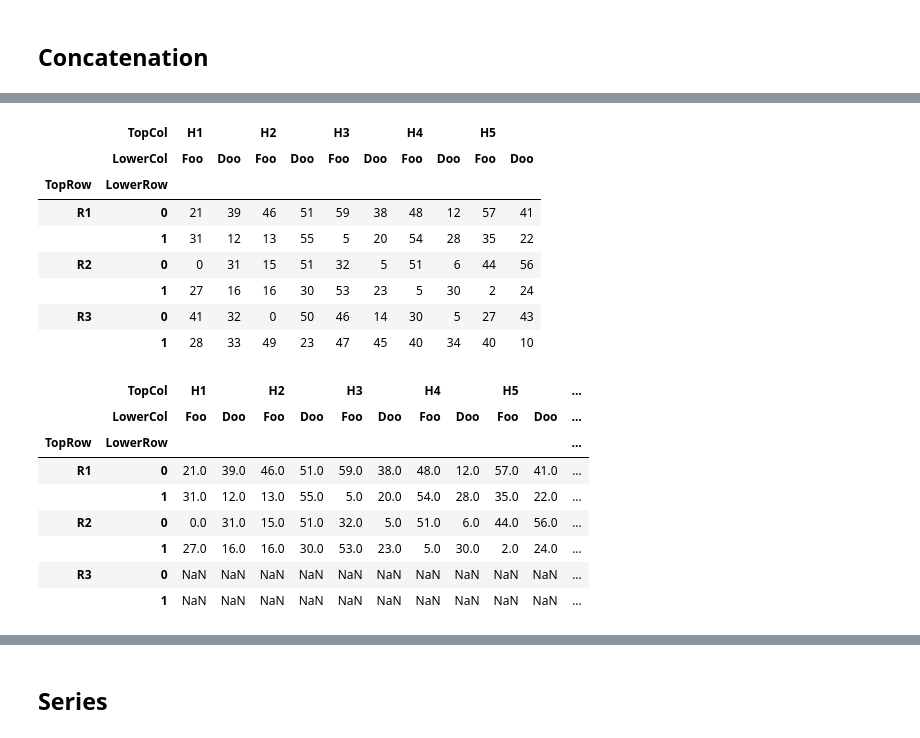
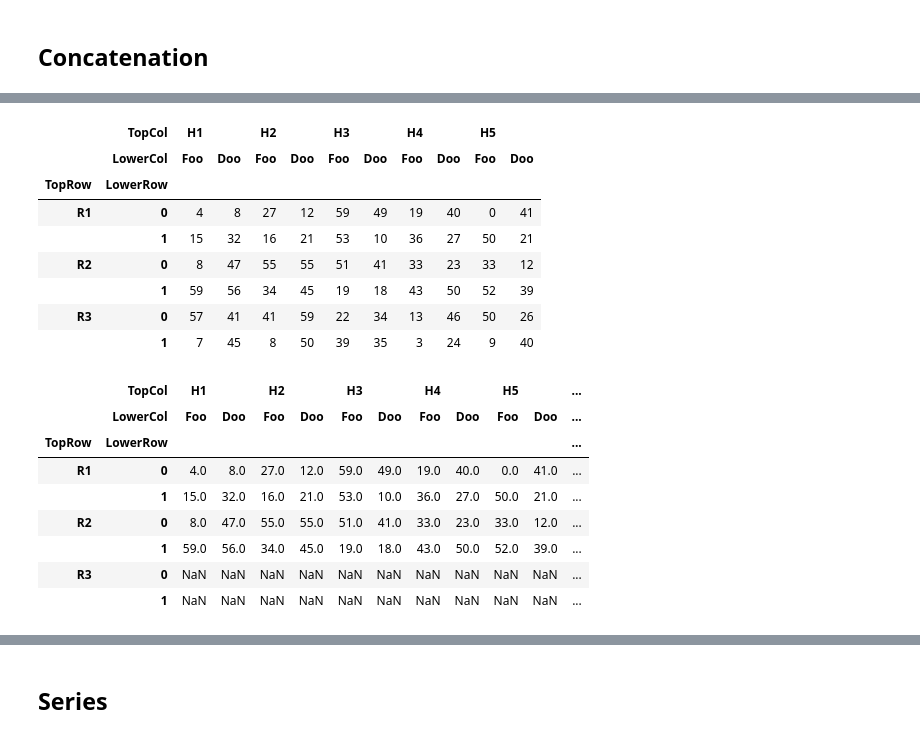
Before and after one commit to pvaddina/python-reference, a Jupyter notebook: pandas.ipynb, the cells around one changed output, grey strips where cells are left out. Saved outputs shown, nothing was run; the diff lists cells and outputs as text; code cells hidden in the pictures.

```diff
--- a/pandas.ipynb
+++ b/pandas.ipynb
@@ -444,0 +451,4 @@ print(a1); print(a2);
+# %%
+Foo = a['R1':'R2']
+Doo = a['R3':'R3']
+print(Foo); print(Doo);
@@ -445,24 +468,25 @@ print(a1); print(a2);
 # %%
-pd.concat([a1, a2]) # Default, axis=0 (meaning concatenation along rows)
+pd.concat([Foo, Doo]) # Default, axis=0 (meaning concatenation along rows)
 # %% [output]
 |  | TopCol | H1 |  | H2 |  | H3 |  | H4 |  | H5 |  |
 |  | LowerCol | Foo | Doo | Foo | Doo | Foo | Doo | Foo | Doo | Foo | Doo |
 | TopRow | LowerRow |  |  |  |  |  |  |  |  |  |  |
-| R1 | 0 | 21 | 39 | 46 | 51 | 59 | 38 | 48 | 12 | 57 | 41 |
-|  | 1 | 31 | 12 | 13 | 55 | 5 | 20 | 54 | 28 | 35 | 22 |
-| R2 | 0 | 0 | 31 | 15 | 51 | 32 | 5 | 51 | 6 | 44 | 56 |
-|  | 1 | 27 | 16 | 16 | 30 | 53 | 23 | 5 | 30 | 2 | 24 |
-| R3 | 0 | 41 | 32 | 0 | 50 | 46 | 14 | 30 | 5 | 27 | 43 |
-|  | 1 | 28 | 33 | 49 | 23 | 47 | 45 | 40 | 34 | 40 | 10 |
+| R1 | 0 | 4 | 8 | 27 | 12 | 59 | 49 | 19 | 40 | 0 | 41 |
+|  | 1 | 15 | 32 | 16 | 21 | 53 | 10 | 36 | 27 | 50 | 21 |
+| R2 | 0 | 8 | 47 | 55 | 55 | 51 | 41 | 33 | 23 | 33 | 12 |
+|  | 1 | 59 | 56 | 34 | 45 | 19 | 18 | 43 | 50 | 52 | 39 |
+| R3 | 0 | 57 | 41 | 41 | 59 | 22 | 34 | 13 | 46 | 50 | 26 |
+|  | 1 | 7 | 45 | 8 | 50 | 39 | 35 | 3 | 24 | 9 | 40 |
 # %%
-pd.concat([a1,a2], axis=1) # Concatenation along columns. Observe how the unknown values are replaced with 'NaN'
+pd.concat([Foo,Doo], axis=1) # Concatenation along columns. Observe how the unknown values are replaced with 'NaN'
+                             # By default the two DFs
 # %% [output]
 |  | TopCol | H1 |  | H2 |  | H3 |  | H4 |  | H5 |  | ... |
 |  | LowerCol | Foo | Doo | Foo | Doo | Foo | Doo | Foo | Doo | Foo | Doo | ... |
 | TopRow | LowerRow |  |  |  |  |  |  |  |  |  |  | ... |
-| R1 | 0 | 21.0 | 39.0 | 46.0 | 51.0 | 59.0 | 38.0 | 48.0 | 12.0 | 57.0 | 41.0 | ... |
-|  | 1 | 31.0 | 12.0 | 13.0 | 55.0 | 5.0 | 20.0 | 54.0 | 28.0 | 35.0 | 22.0 | ... |
-| R2 | 0 | 0.0 | 31.0 | 15.0 | 51.0 | 32.0 | 5.0 | 51.0 | 6.0 | 44.0 | 56.0 | ... |
-|  | 1 | 27.0 | 16.0 | 16.0 | 30.0 | 53.0 | 23.0 | 5.0 | 30.0 | 2.0 | 24.0 | ... |
+| R1 | 0 | 4.0 | 8.0 | 27.0 | 12.0 | 59.0 | 49.0 | 19.0 | 40.0 | 0.0 | 41.0 | ... |
+|  | 1 | 15.0 | 32.0 | 16.0 | 21.0 | 53.0 | 10.0 | 36.0 | 27.0 | 50.0 | 21.0 | ... |
+| R2 | 0 | 8.0 | 47.0 | 55.0 | 55.0 | 51.0 | 41.0 | 33.0 | 23.0 | 33.0 | 12.0 | ... |
+|  | 1 | 59.0 | 56.0 | 34.0 | 45.0 | 19.0 | 18.0 | 43.0 | 50.0 | 52.0 | 39.0 | ... |
 | R3 | 0 | NaN | NaN | NaN | NaN | NaN | NaN | NaN | NaN | NaN | NaN | ... |
 |  | 1 | NaN | NaN | NaN | NaN | NaN | NaN | NaN | NaN | NaN | NaN | ... |
```
Also changed, not shown: parts of 29 cells of this notebook, 2 other files.
